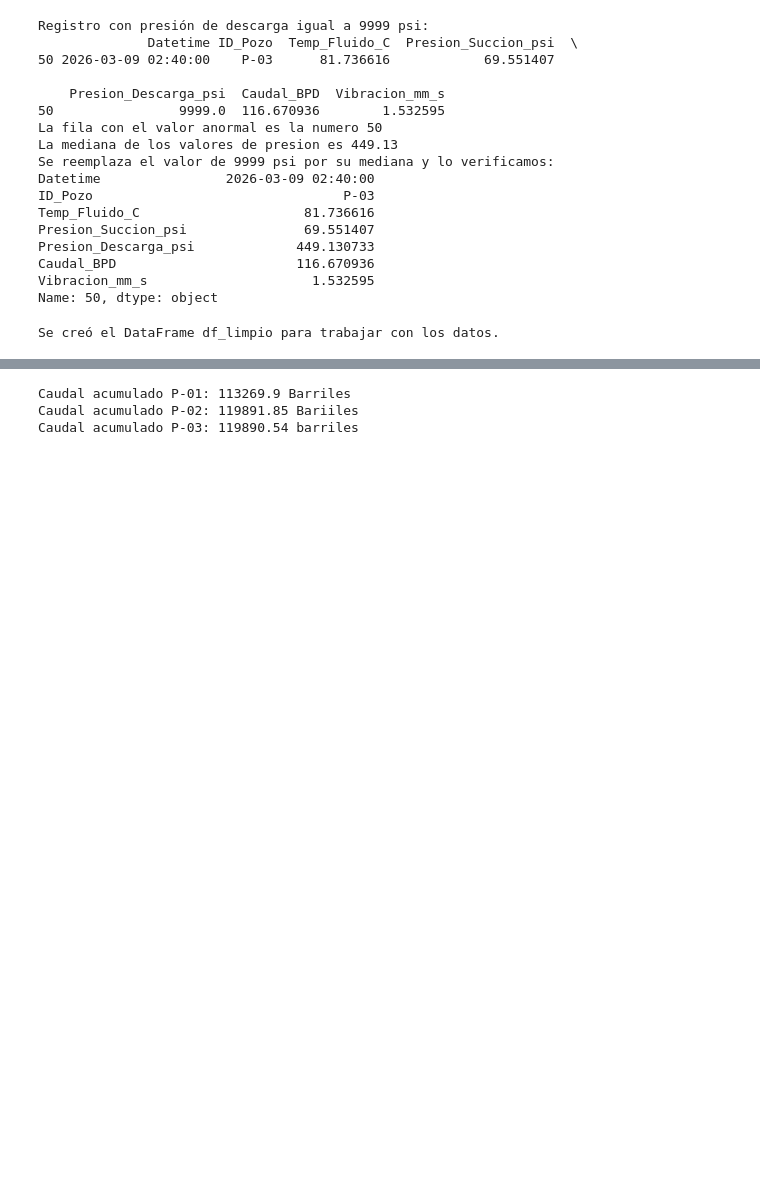
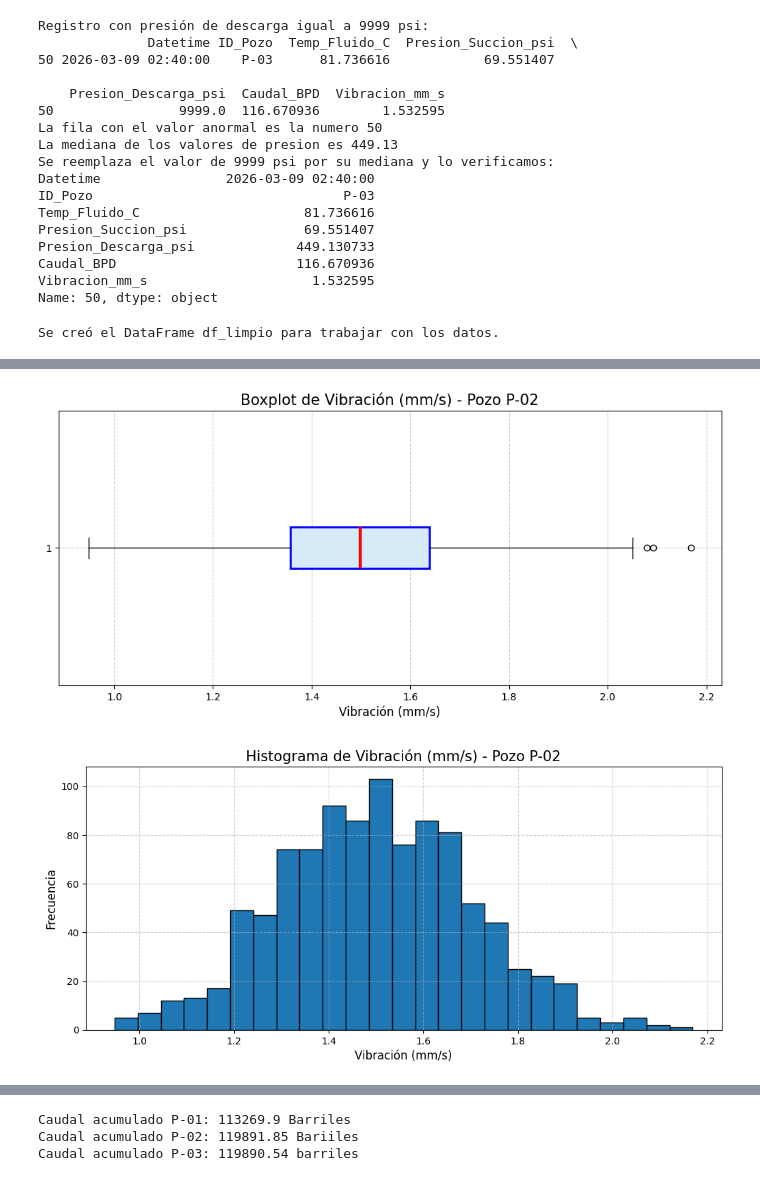
Before and after one commit to dacdemon/ITD, a Jupyter notebook: Practica_3.ipynb, the cells around one changed output, grey strips where cells are left out. Cells and saved outputs as stored; diff of their text form; code cells hidden in the pictures; blank space fills up the shorter version.

```diff
--- a/Practica_3.ipynb
+++ b/Practica_3.ipynb
@@ -243,0 +234,6 @@ Período total:  6 days 22:30:00
+# %%
+# Analisamos Vibración Pozo 2
+analizar_variable(df_limpio, "P-02", "Vibracion_mm_s", "Vibración (mm/s)")
+# %% [output]
+[figure, added]
+[figure, added]
```
Also changed, not shown: parts of 41 cells of this notebook.
